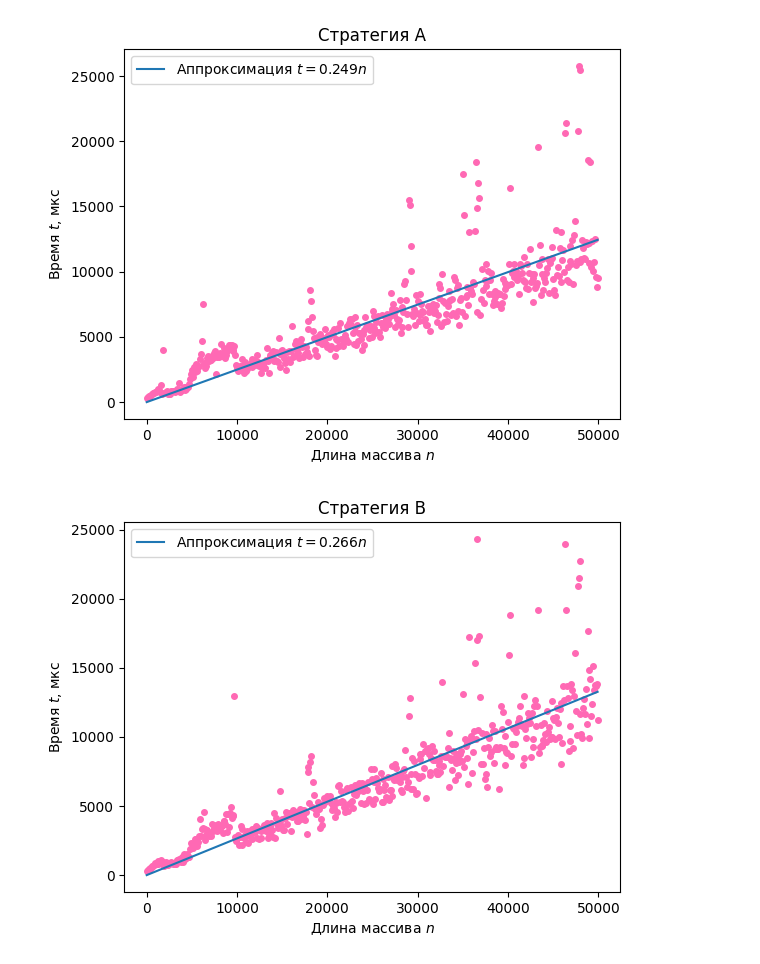
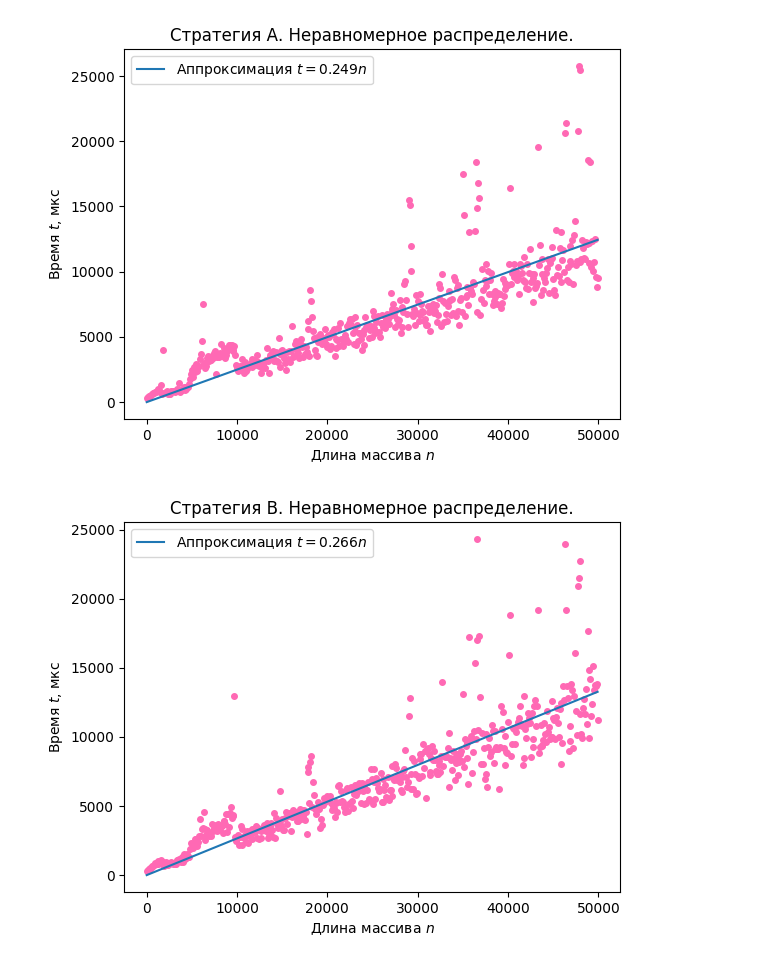
Before and after one commit to SelfishFish07/LABS_sem2, a Jupyter notebook: Lab №1/Strategies/Non_uni/Strat_nonuni.ipynb, the cells around one changed output. Saved outputs shown, nothing was run; the diff lists cells and outputs as text; code cells hidden in the pictures.

```diff
--- a/Lab №1/Strategies/Non_uni/Strat_nonuni.ipynb
+++ b/Lab №1/Strategies/Non_uni/Strat_nonuni.ipynb
@@ -24,22 +24,22 @@ popt, pcov = curve_fit(func, number, timeA)
 plt.plot(number, func(np.array(number), *popt),label=f"Аппроксимация $t={round(popt[0],3)}n$")
 plt.xlabel("Длина массива $n$")
 plt.ylabel("Время $t$, мкс")
-plt.title("Стратегия А")
+plt.title("Стратегия А. Неравномерное распределение")
 plt.legend()
 plt.show()
 # %% [output]
-[figure, old version]
+[figure, new version]
 # %%
 plt.plot(number,timeB,marker='o',markersize=4,ls='', color='hotpink')
 popt, pcov = curve_fit(func, number, timeB)
 plt.plot(number, func(np.array(number), *popt),label=f"Аппроксимация $t={round(popt[0],3)}n$")
 plt.xlabel("Длина массива $n$")
 plt.ylabel("Время $t$, мкс")
-plt.title("Стратегия B")
+plt.title("Стратегия B. Неравномерное распределение")
 plt.legend()
 plt.show()
 # %% [output]
-[figure, old version]
+[figure, new version]
 # %%
 plt.plot(number,timeC,marker='o',markersize=4,ls='', color='hotpink')
 popt, pcov = curve_fit(func, number, timeC)
```
Also changed, not shown: parts of 1 cell of this notebook, 12 other files.
